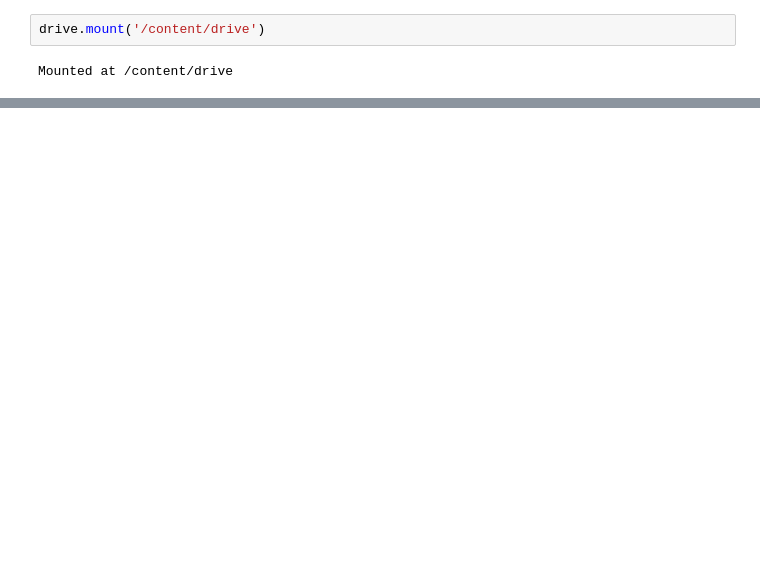
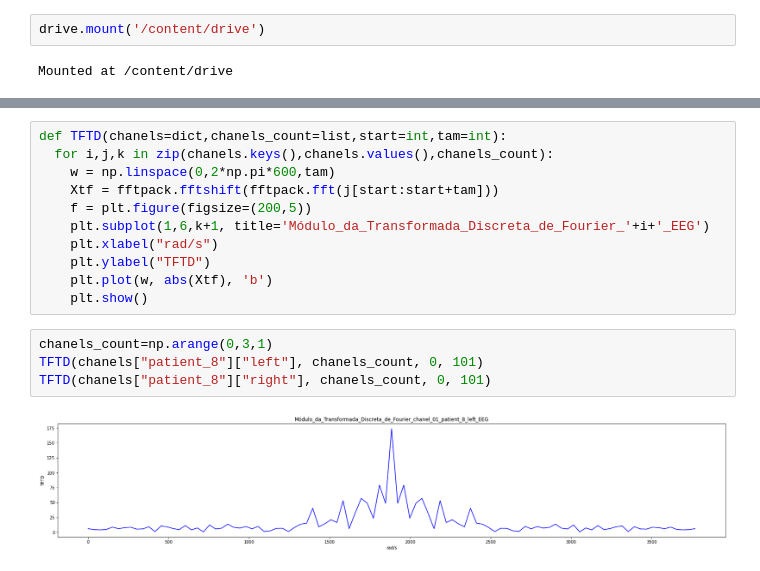
Before and after one commit to anasofiama/Imagetica_Motora, a Jupyter notebook: Imagem_e_Acao.ipynb, the cells around one changed output, grey strips where cells are left out. Drawn from its saved outputs; the diff is of its cells as text; blank space fills up the shorter version.

```diff
--- a/Imagem_e_Acao.ipynb
+++ b/Imagem_e_Acao.ipynb
@@ -275,0 +198,17 @@ plot_signals(list(chanels["patient_8"]["right"].values()),"patient_8_right")
+# %%
+def TFTD(chanels=dict,chanels_count=list,start=int,tam=int):
+  for i,j,k in zip(chanels.keys(),chanels.values(),chanels_count):
+    w = np.linspace(0,2*np.pi*600,tam)
+    Xtf = fftpack.fftshift(fftpack.fft(j[start:start+tam]))
+    f = plt.figure(figsize=(200,5))
+    plt.subplot(1,6,k+1, title='Módulo_da_Transformada_Discreta_de_Fourier_'+i+'_EEG')
+    plt.xlabel("rad/s")
+    plt.ylabel("TFTD")
+    plt.plot(w, abs(Xtf), 'b')
+    plt.show()
+# %%
+chanels_count=np.arange(0,3,1)
+TFTD(chanels["patient_8"]["left"], chanels_count, 0, 101)
+TFTD(chanels["patient_8"]["right"], chanels_count, 0, 101)
+# %% [output]
+[figure, added]
```
Also changed, not shown: parts of 10 cells of this notebook.
